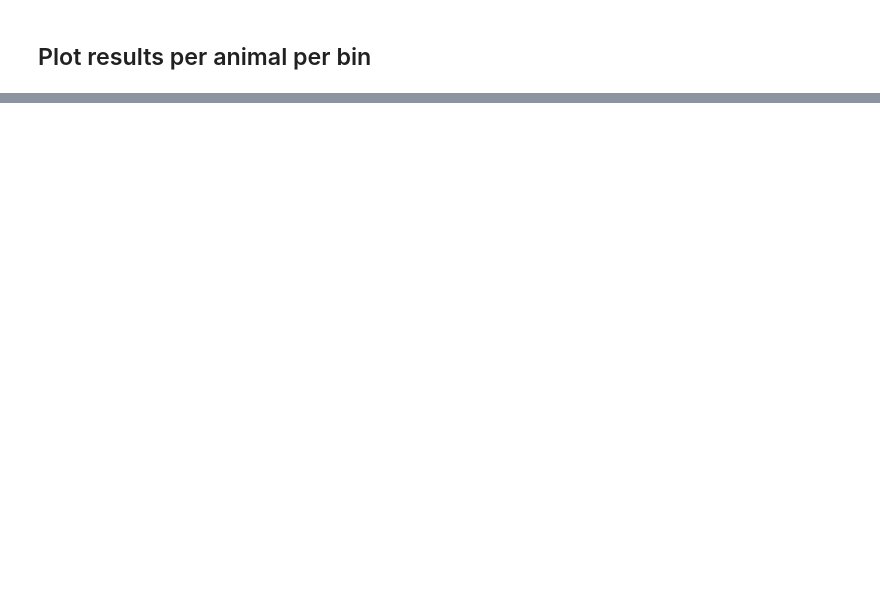
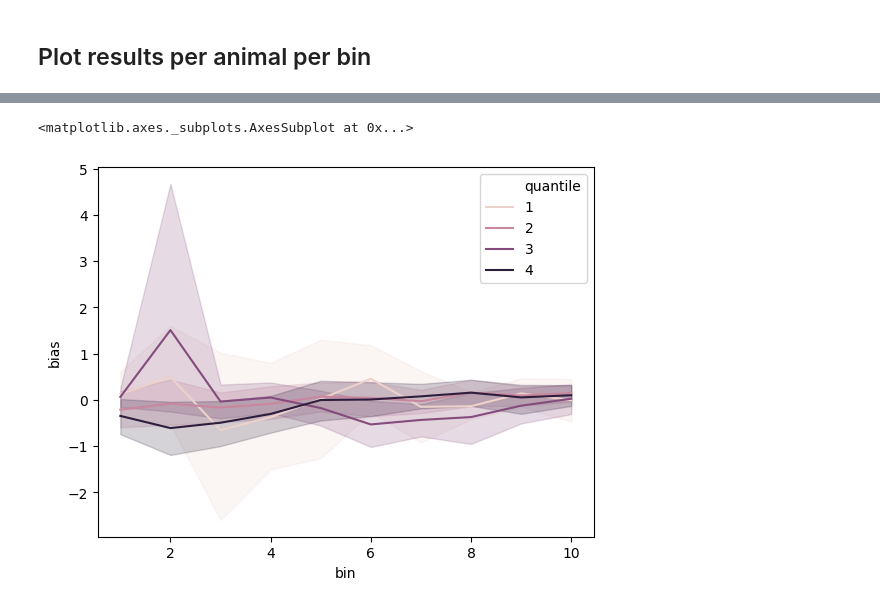
Before and after one commit to ineslaranjeira/representation_learning_variability, a Jupyter notebook: Models/GLMHMM/2_fit_models/fit_glm/5_plot_best_params.ipynb, the cells around one changed output, grey strips where cells are left out. Saved outputs shown, nothing was run; the diff lists cells and outputs as text; code cells hidden in the pictures; blank space fills up the shorter version.

```diff
--- a/Models/GLMHMM/2_fit_models/fit_glm/5_plot_best_params.ipynb
+++ b/Models/GLMHMM/2_fit_models/fit_glm/5_plot_best_params.ipynb
@@ -206,0 +441,5 @@ UCLA051
+# %%
+sns.lineplot(x='bin', y='bias', data=weights_df, hue='quantile')
+# %% [output]
+<matplotlib.axes._subplots.AxesSubplot at 0x...>
+[figure, added]
```
Also changed, not shown: parts of 11 cells of this notebook.
